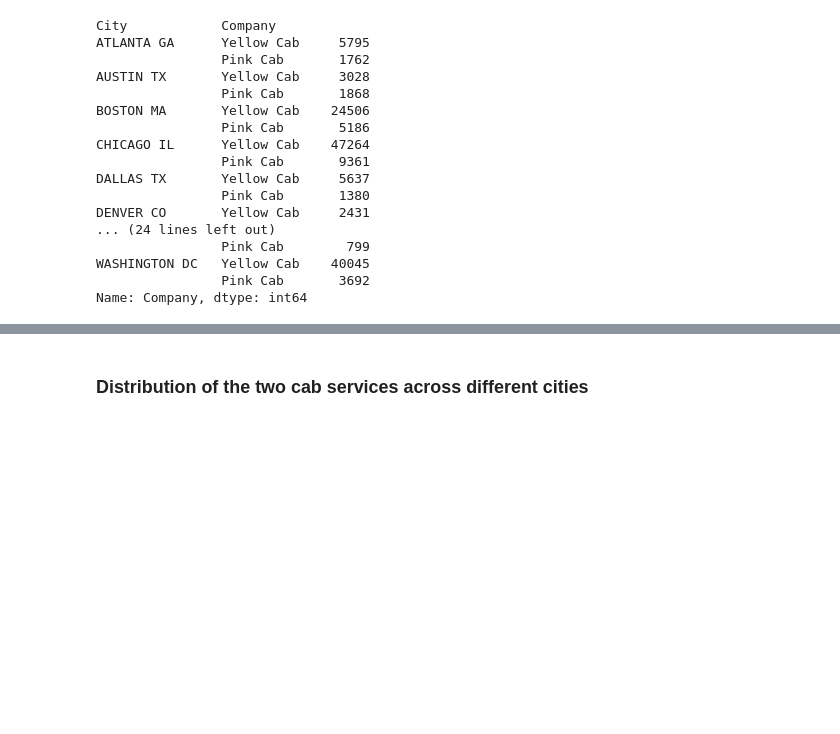
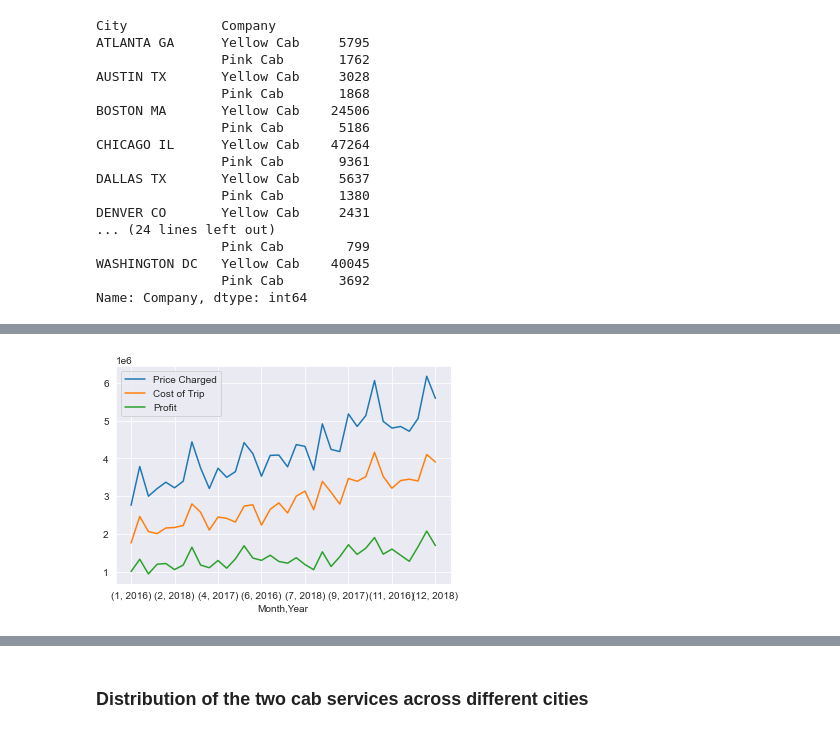
Before and after one commit to swapnilvishwakarma/Insight-for-Cab-Investment-firm, a Jupyter notebook: Insight for Cab Investment.ipynb, the cells around one changed output, grey strips where cells are left out. Drawn from its saved outputs; the diff is of its cells as text; code cells hidden in the pictures; blank space fills up the shorter version.

```diff
--- a/Insight for Cab Investment.ipynb
+++ b/Insight for Cab Investment.ipynb
@@ -236,0 +256,2 @@ Name: Company, dtype: int64
+# %%
+month_year_group = df.groupby(['Month', 'Year'])
@@ -236,0 +279,4 @@ Name: Company, dtype: int64
+# %%
+month_year_group[['Price Charged', 'Cost of Trip', 'Profit']].sum().plot();
+# %% [output]
+[figure, added]
```
Also changed, not shown: parts of 67 cells of this notebook, 1 other file.
